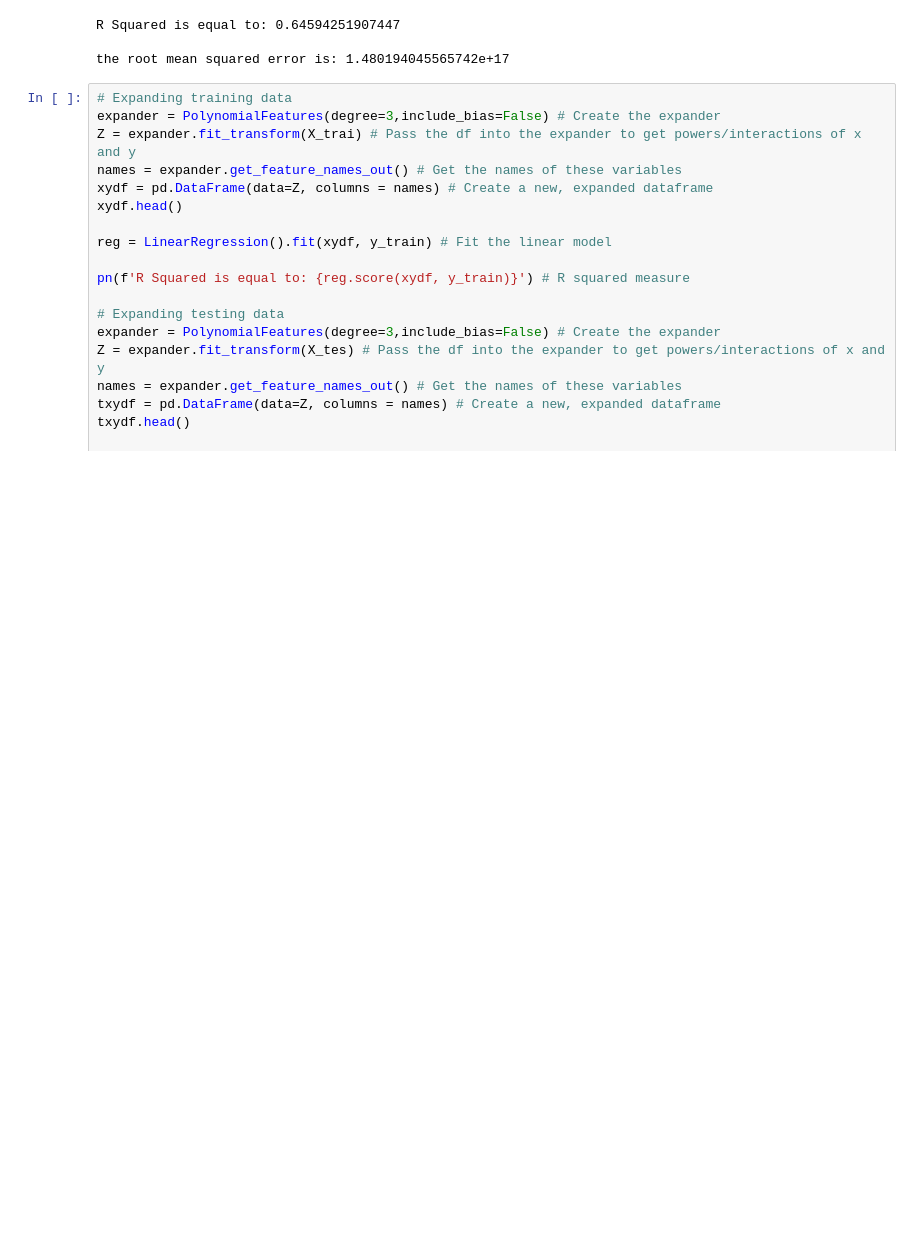
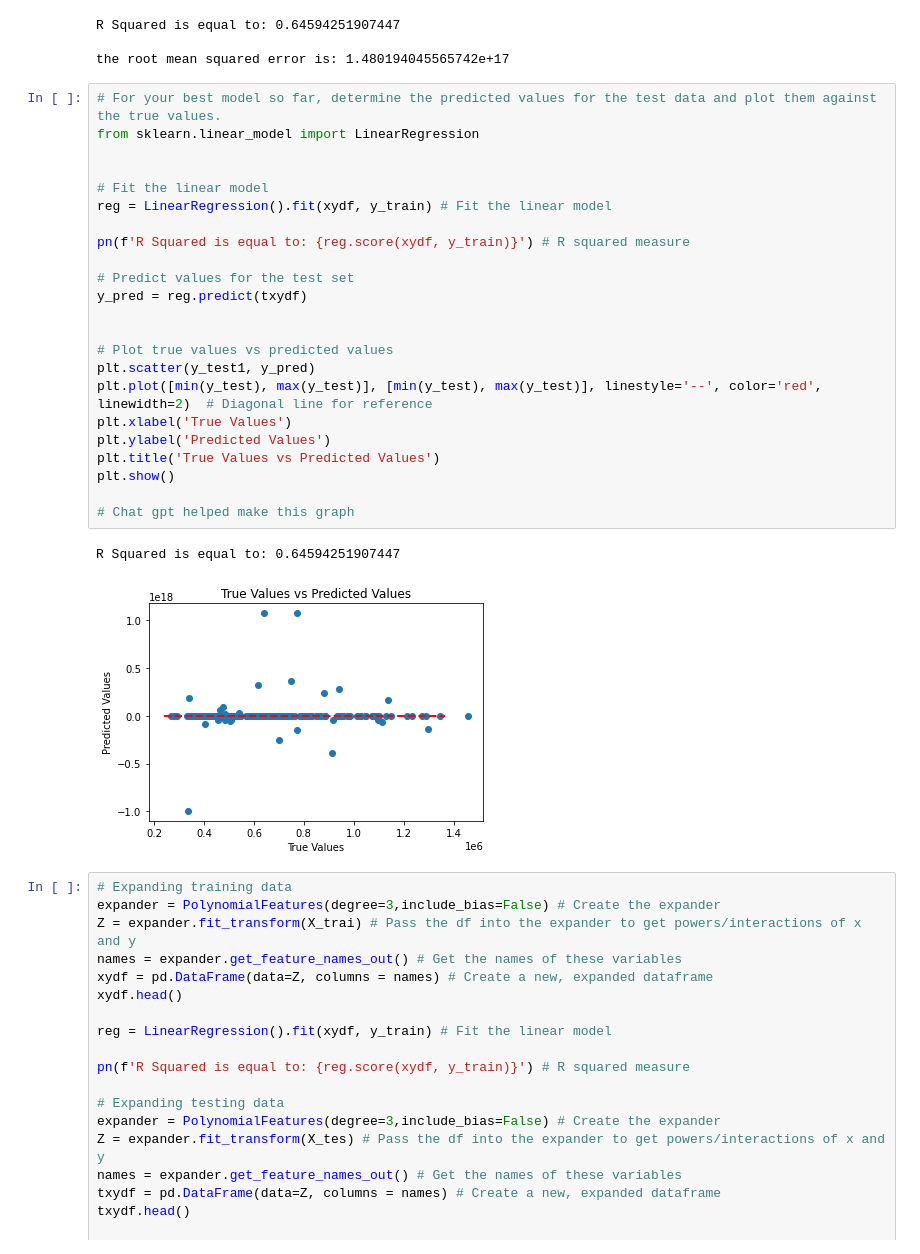
Before and after one commit to hek4z/assignment4, a Jupyter notebook: Question_1.ipynb, the cells around one changed output. Cells and saved outputs as stored; diff of their text form; blank space fills up the shorter version.

```diff
--- a/Question_1.ipynb
+++ b/Question_1.ipynb
@@ -818,6 +818,32 @@ print(f'the root mean squared error is: {rmse}')
 R Squared is equal to: 0.64594251907447
 
 the root mean squared error is: 1.480194045565742e+17
+# %%
+# For your best model so far, determine the predicted values for the test data and plot them against the true values.
+from sklearn.linear_model import LinearRegression
+
+
+# Fit the linear model
+reg = LinearRegression().fit(xydf, y_train) # Fit the linear model
+
+pn(f'R Squared is equal to: {reg.score(xydf, y_train)}') # R squared measure
+
+# Predict values for the test set
+y_pred = reg.predict(txydf)
+
+
+# Plot true values vs predicted values
+plt.scatter(y_test1, y_pred)
+plt.plot([min(y_test), max(y_test)], [min(y_test), max(y_test)], linestyle='--', color='red', linewidth=2)  # Diagonal line for reference
+plt.xlabel('True Values')
+plt.ylabel('Predicted Values')
+plt.title('True Values vs Predicted Values')
+plt.show()
+
+# Chat gpt helped make this graph
+# %% [output]
+R Squared is equal to: 0.64594251907447
+[figure, added]
 # %%
 # Expanding training data
 expander = PolynomialFeatures(degree=3,include_bias=False) # Create the expander
```
Also changed, not shown: parts of 23 cells of this notebook.
